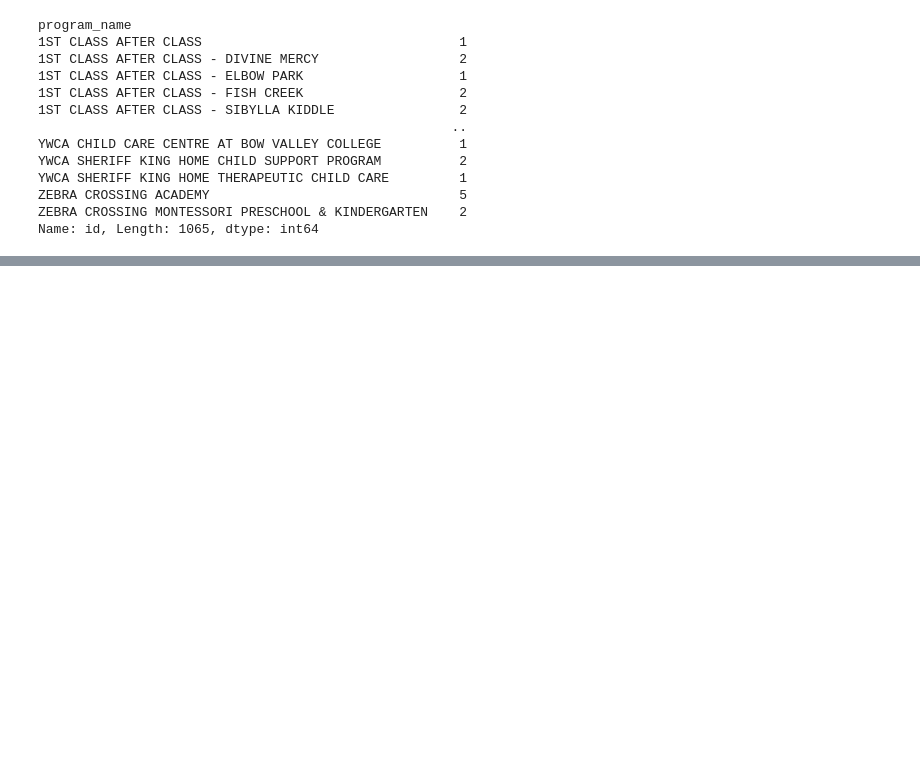
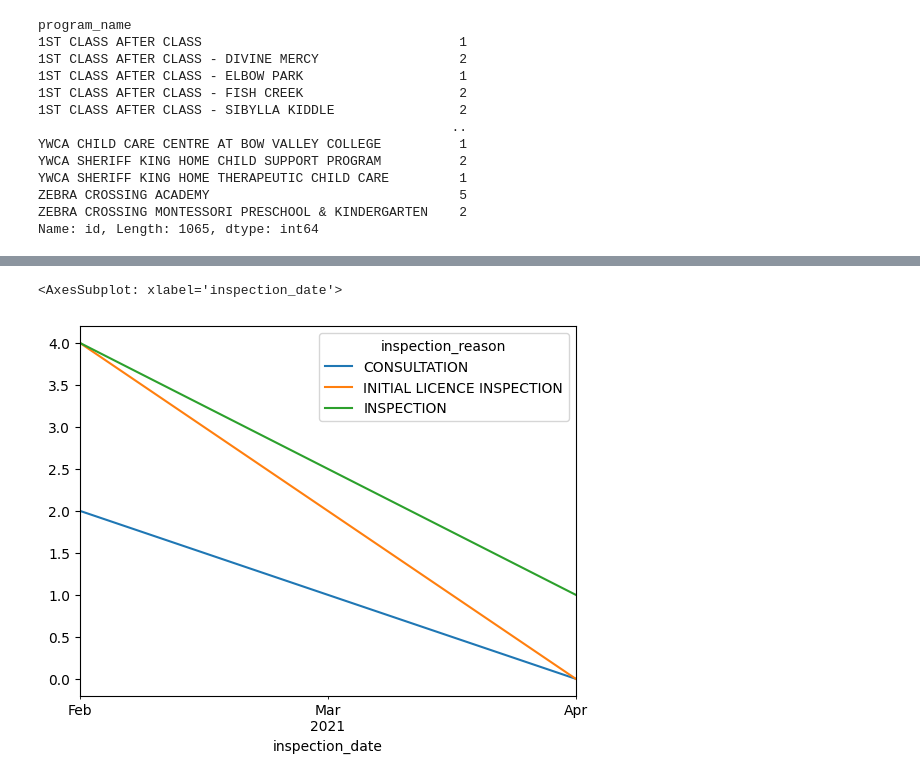
Before and after one commit to brunocgf/calgary_childcares, a Jupyter notebook: workbook.ipynb, the cells around one changed output, grey strips where cells are left out. Saved outputs shown, nothing was run; the diff lists cells and outputs as text; code cells hidden in the pictures; blank space fills up the shorter version.

```diff
--- a/workbook.ipynb
+++ b/workbook.ipynb
@@ -272,0 +283,5 @@ df_clean
+# %%
+df_barplot.plot(stacked=True)
+# %% [output]
+<AxesSubplot: xlabel='inspection_date'>
+[figure, added]
```
Also changed, not shown: parts of 27 cells of this notebook, 1 other file.
